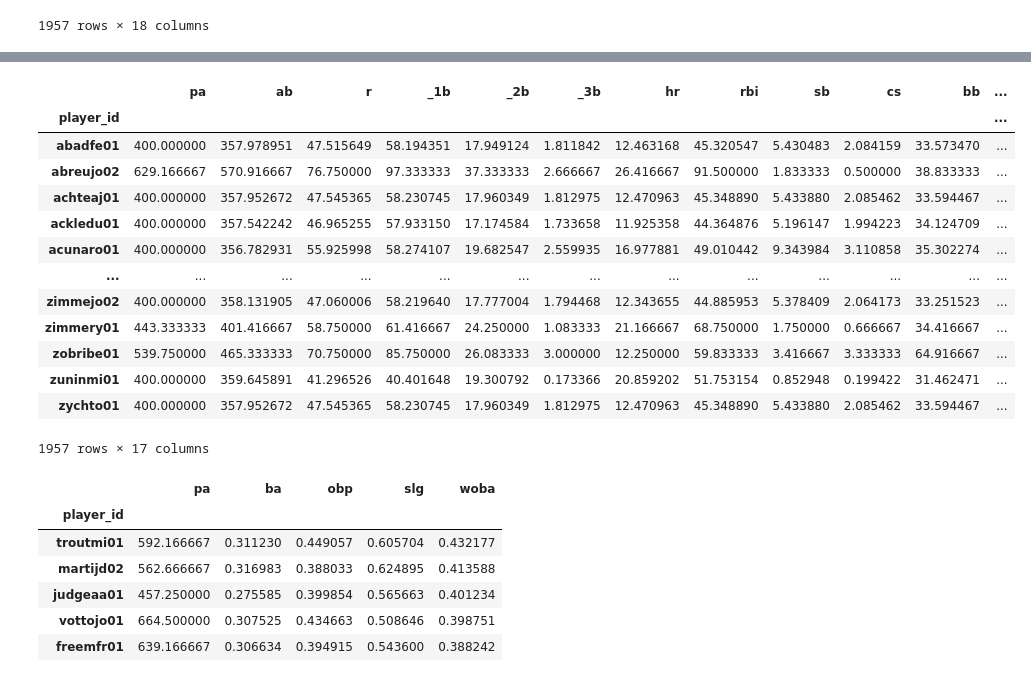
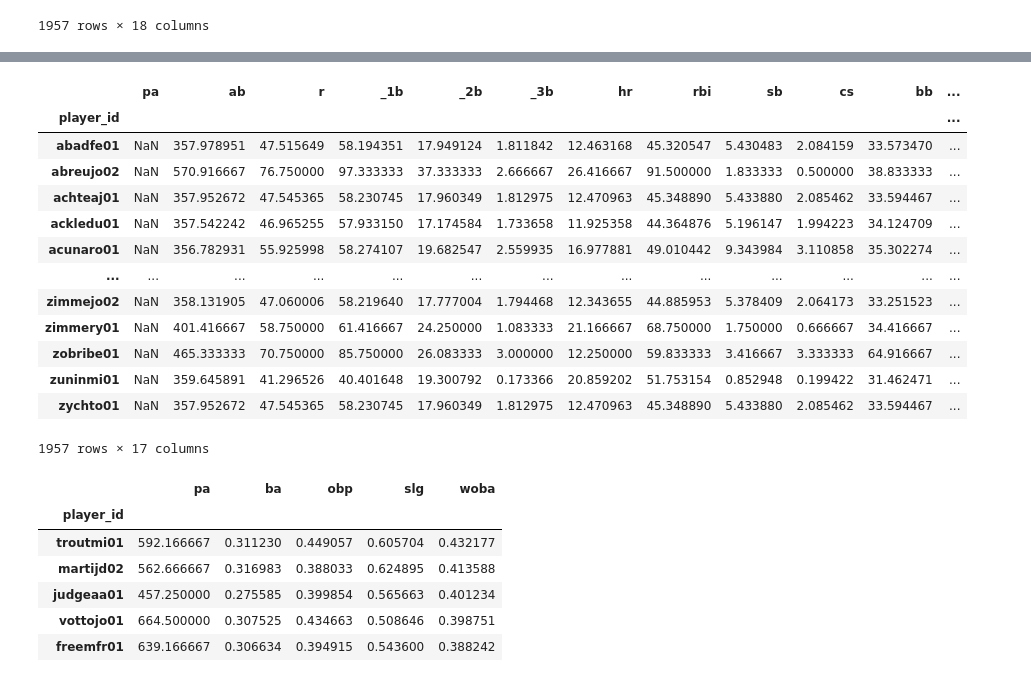
Before and after one commit to sdvinay/marcels, a Jupyter notebook: marcels.ipynb, the cells around one changed output, grey strips where cells are left out. Saved outputs shown, nothing was run; the diff lists cells and outputs as text; code cells hidden in the pictures.

```diff
--- a/marcels.ipynb
+++ b/marcels.ipynb
@@ -83,35 +76,35 @@ dtype: float64
 # %%
 # For any player whose weighted average is under 400, regress to the mean by "filling them in" to 400 PA
 # Do this in a function, so I can re-use it later
 def regress_players_to_level(df, regress_level):
     pas_to_add = np.where(df['pa'] < 400, 400 - df['pa'], 0)
 
     # This is a little tricky.  I want to multiply a column (pas_to_add) and a row (regress_level) and get back a df
     # Pandas can't do that, but np.outer() can, and I can convert the output back into a df
     ballast = pd.DataFrame(np.outer(pas_to_add, regress_level))
     ballast.index = df.index
     ballast.columns = proj_stats
+    ballast['pa'] = pas_to_add
     priors_regressed = df[proj_stats] + ballast
-    priors_regressed['pa'] = compute_pa(priors_regressed)
     priors_regressed = priors_regressed[['pa'] + proj_stats]
     return priors_regressed
 
 priors_regressed = regress_players_to_level(prior_weighted_avg, lg_avg)
 priors_regressed
 # %% [output]
 |  | pa | ab | r | _1b | _2b | _3b | hr | rbi | sb | cs | bb | ... |
 | player_id |  |  |  |  |  |  |  |  |  |  |  | ... |
-| abadfe01 | 400.000000 | 357.978951 | 47.515649 | 58.194351 | 17.949124 | 1.811842 | 12.463168 | 45.320547 | 5.430483 | 2.084159 | 33.573470 | ... |
-| abreujo02 | 629.166667 | 570.916667 | 76.750000 | 97.333333 | 37.333333 | 2.666667 | 26.416667 | 91.500000 | 1.833333 | 0.500000 | 38.833333 | ... |
-| achteaj01 | 400.000000 | 357.952672 | 47.545365 | 58.230745 | 17.960349 | 1.812975 | 12.470963 | 45.348890 | 5.433880 | 2.085462 | 33.594467 | ... |
-| ackledu01 | 400.000000 | 357.542242 | 46.965255 | 57.933150 | 17.174584 | 1.733658 | 11.925358 | 44.364876 | 5.196147 | 1.994223 | 34.124709 | ... |
-| acunaro01 | 400.000000 | 356.782931 | 55.925998 | 58.274107 | 19.682547 | 2.559935 | 16.977881 | 49.010442 | 9.343984 | 3.110858 | 35.302274 | ... |
+| abadfe01 | NaN | 357.978951 | 47.515649 | 58.194351 | 17.949124 | 1.811842 | 12.463168 | 45.320547 | 5.430483 | 2.084159 | 33.573470 | ... |
+| abreujo02 | NaN | 570.916667 | 76.750000 | 97.333333 | 37.333333 | 2.666667 | 26.416667 | 91.500000 | 1.833333 | 0.500000 | 38.833333 | ... |
+| achteaj01 | NaN | 357.952672 | 47.545365 | 58.230745 | 17.960349 | 1.812975 | 12.470963 | 45.348890 | 5.433880 | 2.085462 | 33.594467 | ... |
+| ackledu01 | NaN | 357.542242 | 46.965255 | 57.933150 | 17.174584 | 1.733658 | 11.925358 | 44.364876 | 5.196147 | 1.994223 | 34.124709 | ... |
+| acunaro01 | NaN | 356.782931 | 55.925998 | 58.274107 | 19.682547 | 2.559935 | 16.977881 | 49.010442 | 9.343984 | 3.110858 | 35.302274 | ... |
 | ... | ... | ... | ... | ... | ... | ... | ... | ... | ... | ... | ... | ... |
-| zimmejo02 | 400.000000 | 358.131905 | 47.060006 | 58.219640 | 17.777004 | 1.794468 | 12.343655 | 44.885953 | 5.378409 | 2.064173 | 33.251523 | ... |
-| zimmery01 | 443.333333 | 401.416667 | 58.750000 | 61.416667 | 24.250000 | 1.083333 | 21.166667 | 68.750000 | 1.750000 | 0.666667 | 34.416667 | ... |
-| zobribe01 | 539.750000 | 465.333333 | 70.750000 | 85.750000 | 26.083333 | 3.000000 | 12.250000 | 59.833333 | 3.416667 | 3.333333 | 64.916667 | ... |
-| zuninmi01 | 400.000000 | 359.645891 | 41.296526 | 40.401648 | 19.300792 | 0.173366 | 20.859202 | 51.753154 | 0.852948 | 0.199422 | 31.462471 | ... |
-| zychto01 | 400.000000 | 357.952672 | 47.545365 | 58.230745 | 17.960349 | 1.812975 | 12.470963 | 45.348890 | 5.433880 | 2.085462 | 33.594467 | ... |
+| zimmejo02 | NaN | 358.131905 | 47.060006 | 58.219640 | 17.777004 | 1.794468 | 12.343655 | 44.885953 | 5.378409 | 2.064173 | 33.251523 | ... |
+| zimmery01 | NaN | 401.416667 | 58.750000 | 61.416667 | 24.250000 | 1.083333 | 21.166667 | 68.750000 | 1.750000 | 0.666667 | 34.416667 | ... |
+| zobribe01 | NaN | 465.333333 | 70.750000 | 85.750000 | 26.083333 | 3.000000 | 12.250000 | 59.833333 | 3.416667 | 3.333333 | 64.916667 | ... |
+| zuninmi01 | NaN | 359.645891 | 41.296526 | 40.401648 | 19.300792 | 0.173366 | 20.859202 | 51.753154 | 0.852948 | 0.199422 | 31.462471 | ... |
+| zychto01 | NaN | 357.952672 | 47.545365 | 58.230745 | 17.960349 | 1.812975 | 12.470963 | 45.348890 | 5.433880 | 2.085462 | 33.594467 | ... |
 1957 rows × 17 columns
 # %%
 # These are pretty good projections right here.  We could add age adjustments, but I'm stopping here for now
```
Also changed, not shown: parts of 2 cells of this notebook.
